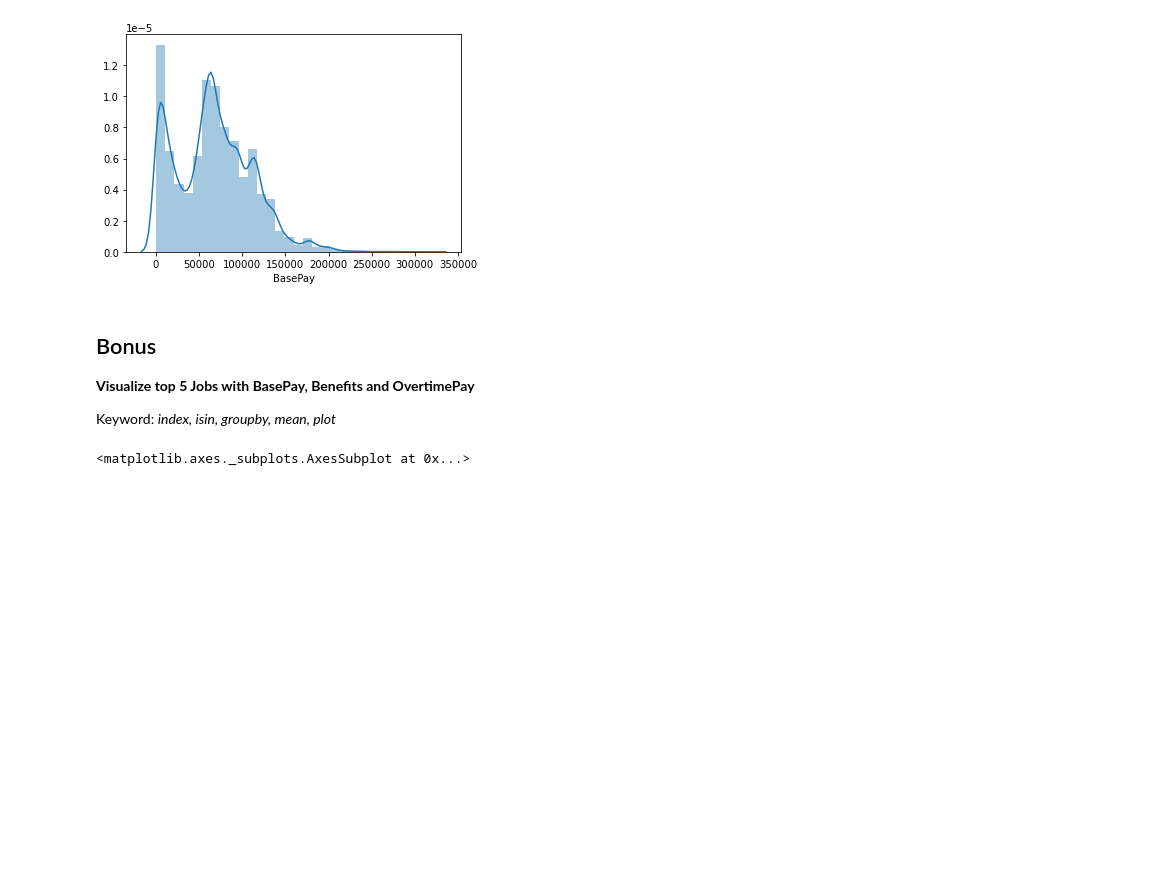
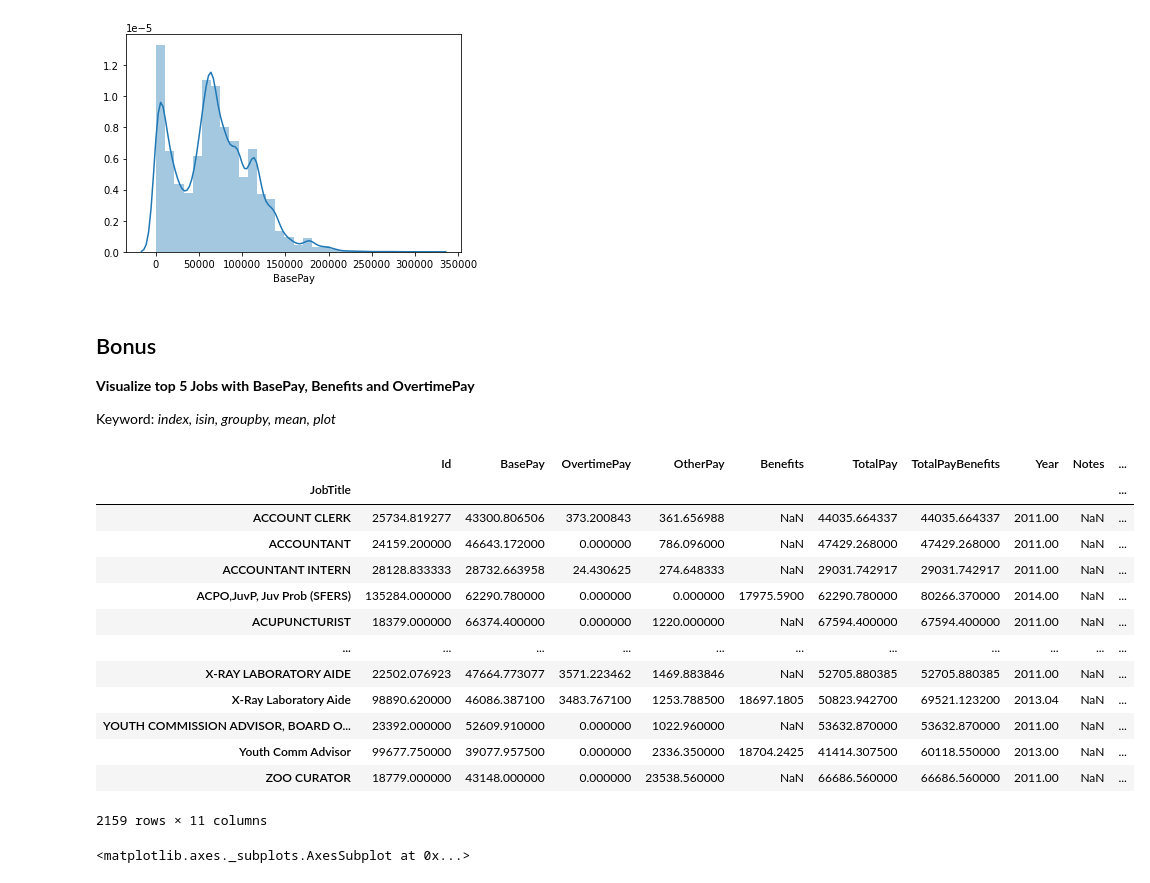
Before and after one commit to kingkong135/devc-challenge, a Jupyter notebook: Assignment_2.ipynb, the cells around one changed output. Cells and saved outputs as stored; diff of their text form; code cells hidden in the pictures; blank space fills up the shorter version.

```diff
--- a/Assignment_2.ipynb
+++ b/Assignment_2.ipynb
@@ -256,6 +256,23 @@ Keyword: *index, isin, groupby, mean, plot*
 df = sal.groupby(['JobTitle']).mean()
 # %%
 df['JobTitle'] = df.index
+# %%
+df
+# %% [output]
+|  | Id | BasePay | OvertimePay | OtherPay | Benefits | TotalPay | TotalPayBenefits | Year | Notes | ... |
+| JobTitle |  |  |  |  |  |  |  |  |  | ... |
+| ACCOUNT CLERK | 25734.819277 | 43300.806506 | 373.200843 | 361.656988 | NaN | 44035.664337 | 44035.664337 | 2011.00 | NaN | ... |
+| ACCOUNTANT | 24159.200000 | 46643.172000 | 0.000000 | 786.096000 | NaN | 47429.268000 | 47429.268000 | 2011.00 | NaN | ... |
+| ACCOUNTANT INTERN | 28128.833333 | 28732.663958 | 24.430625 | 274.648333 | NaN | 29031.742917 | 29031.742917 | 2011.00 | NaN | ... |
+| ACPO,JuvP, Juv Prob (SFERS) | 135284.000000 | 62290.780000 | 0.000000 | 0.000000 | 17975.5900 | 62290.780000 | 80266.370000 | 2014.00 | NaN | ... |
+| ACUPUNCTURIST | 18379.000000 | 66374.400000 | 0.000000 | 1220.000000 | NaN | 67594.400000 | 67594.400000 | 2011.00 | NaN | ... |
+| ... | ... | ... | ... | ... | ... | ... | ... | ... | ... | ... |
+| X-RAY LABORATORY AIDE | 22502.076923 | 47664.773077 | 3571.223462 | 1469.883846 | NaN | 52705.880385 | 52705.880385 | 2011.00 | NaN | ... |
+| X-Ray Laboratory Aide | 98890.620000 | 46086.387100 | 3483.767100 | 1253.788500 | 18697.1805 | 50823.942700 | 69521.123200 | 2013.04 | NaN | ... |
+| YOUTH COMMISSION ADVISOR, BOARD O... | 23392.000000 | 52609.910000 | 0.000000 | 1022.960000 | NaN | 53632.870000 | 53632.870000 | 2011.00 | NaN | ... |
+| Youth Comm Advisor | 99677.750000 | 39077.957500 | 0.000000 | 2336.350000 | 18704.2425 | 41414.307500 | 60118.550000 | 2013.00 | NaN | ... |
+| ZOO CURATOR | 18779.000000 | 43148.000000 | 0.000000 | 23538.560000 | NaN | 66686.560000 | 66686.560000 | 2011.00 | NaN | ... |
+2159 rows × 11 columns
 # %%
 df1 = df.nlargest(5, ['BasePay'])
 # %%
```
Also changed, not shown: 7 other files.
